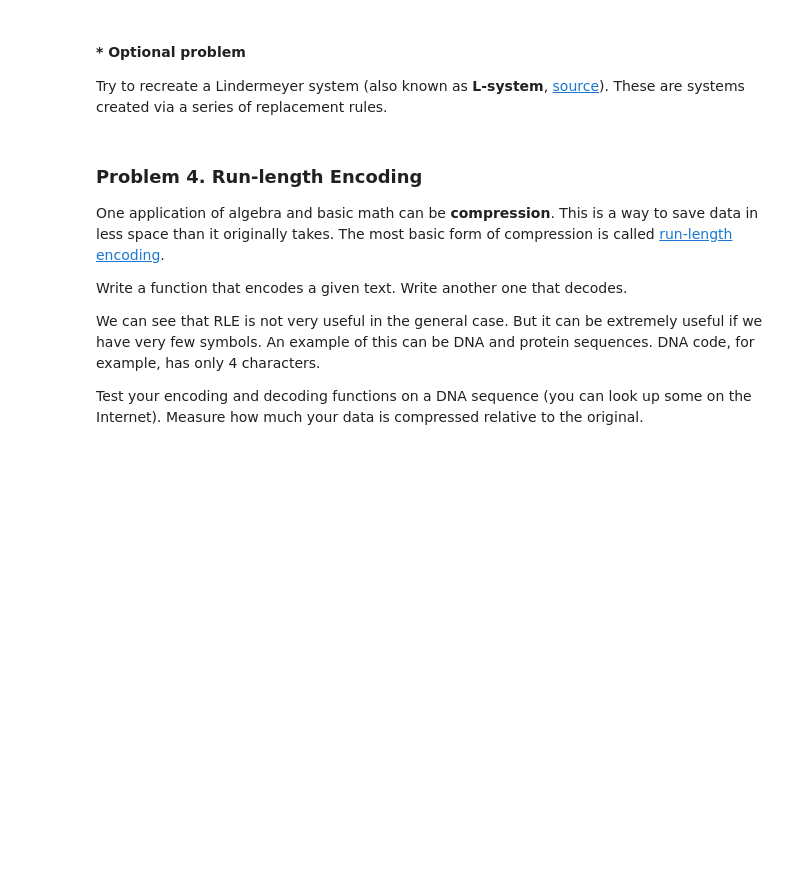
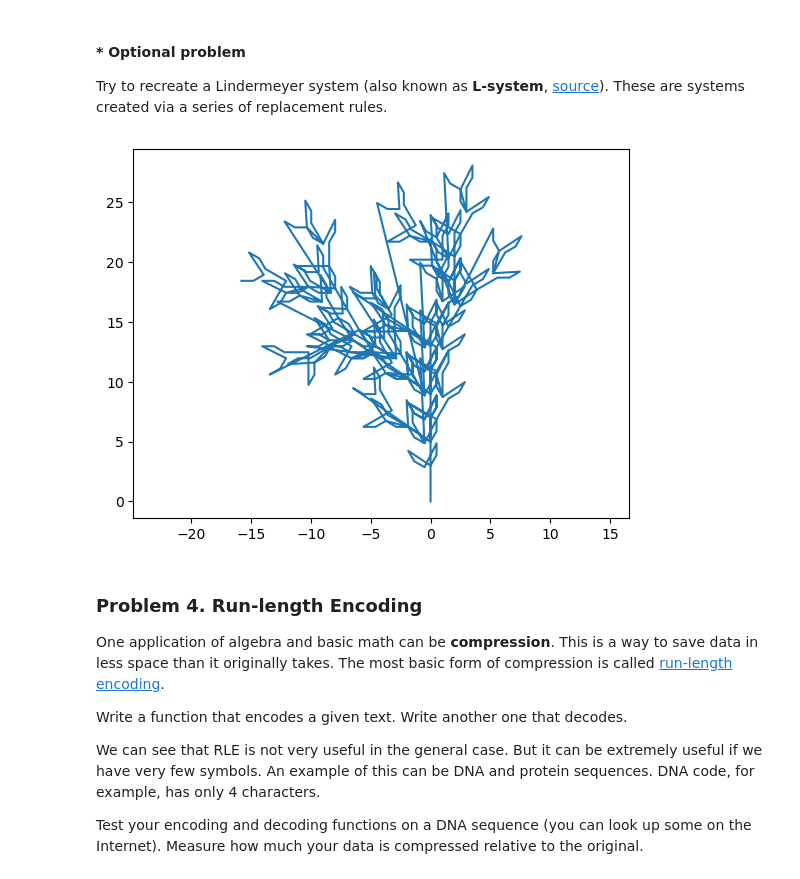
Before and after one commit to vessln/Math_concepts_for_developers, a Jupyter notebook: 2.Basic-Algebra/Basic Algebra Exercise.ipynb, the cells around one changed output. Drawn from its saved outputs; the diff is of its cells as text; code cells hidden in the pictures; blank space fills up the shorter version.

```diff
--- a/2.Basic-Algebra/Basic Algebra Exercise.ipynb
+++ b/2.Basic-Algebra/Basic Algebra Exercise.ipynb
@@ -476,3 +539,65 @@ Try to recreate a Lindermeyer system (also known as **L-system**, [source](https
+# %%
+def apply_rules(state, rules):
+    next_state = ""
+    for char in state:
+        if char in rules:
+            next_state += rules[char]
+        else:
+            next_state += char
+    return next_state
+
+def generate_system(axiom, rules, iterations):
+    state = axiom
+    for _ in range(iterations):
+        state = apply_rules(state, rules)
+    return state
+
+def plot_coords(coords):
+    x_values = [coord[0] for coord in coords]
+    y_values = [coord[1] for coord in coords]
+    plt.plot(x_values, y_values)
+
+def branching_turtle_to_coords(system, angle):
+    coords = [(0, 0)]  # Starting position
+    stack = []
+    angle_rad = math.radians(angle)
+    direction = complex(0, 1)  # Initial direction (upward)
+    position = complex(0, 0)   # Initial position
+
+    for char in system:
+        if char == 'F':
+            new_position = position + direction
+            coords.append((new_position.real, new_position.imag))
+            position = new_position
+        elif char == '+':
+            direction *= complex(math.cos(angle_rad), math.sin(angle_rad))
+        elif char == '-':
+            direction *= complex(math.cos(-angle_rad), math.sin(-angle_rad))
+        elif char == '[':
+            stack.append((position, direction))
+        elif char == ']':
+            position, direction = stack.pop()
+
+    return coords
+
+def l_plot(axiom, rules, iterations, angle):
+    # Generate L-system
+    system = generate_system(axiom, rules, iterations)
+    # Convert L-system to branching turtle coordinates
+    coords = branching_turtle_to_coords(system, angle)
+    # Plot the coordinates
+    plot_coords(coords)
+
+# Define the initial state (axiom) and replacement rules
+axiom = "F"
+rules = {"F": "FF+[-F-F+F]-[+F+F-F]"}
+
+# Plot the L-system with specified parameters
+l_plot(axiom, rules, 3, 30)
+plt.axis('equal')
+plt.show()
+# %% [output]
+[figure, added]
 # %% [markdown]
 ### Problem 4. Run-length Encoding
 One application of algebra and basic math can be **compression**. This is a way to save data in less space than it originally takes. The most basic form of compression is called [run-length encoding](https://en.wikipedia.org/wiki/Run-length_encoding).
```
Also changed, not shown: parts of 18 cells of this notebook.
